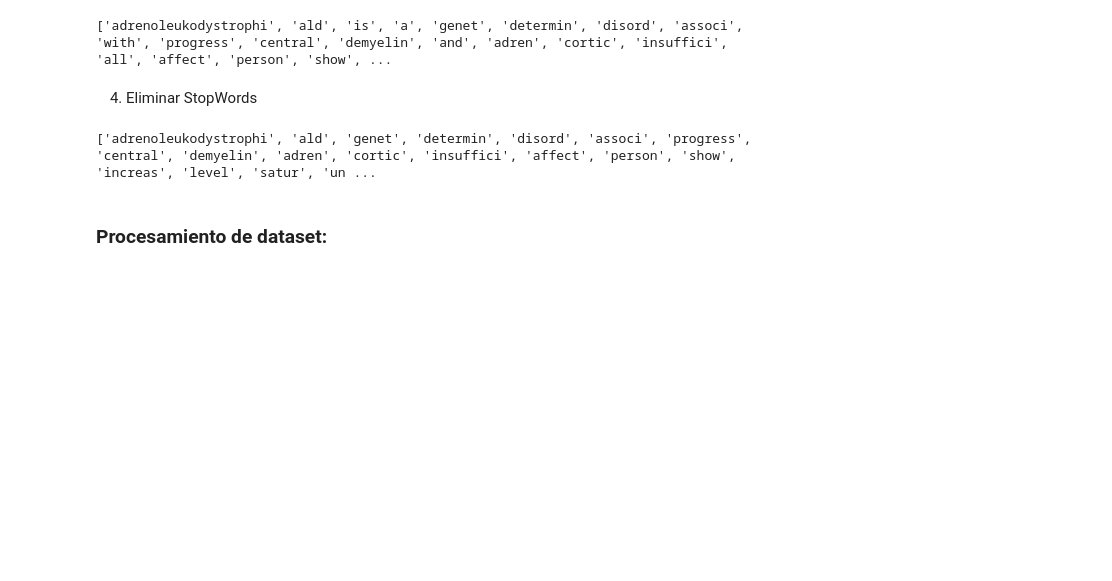
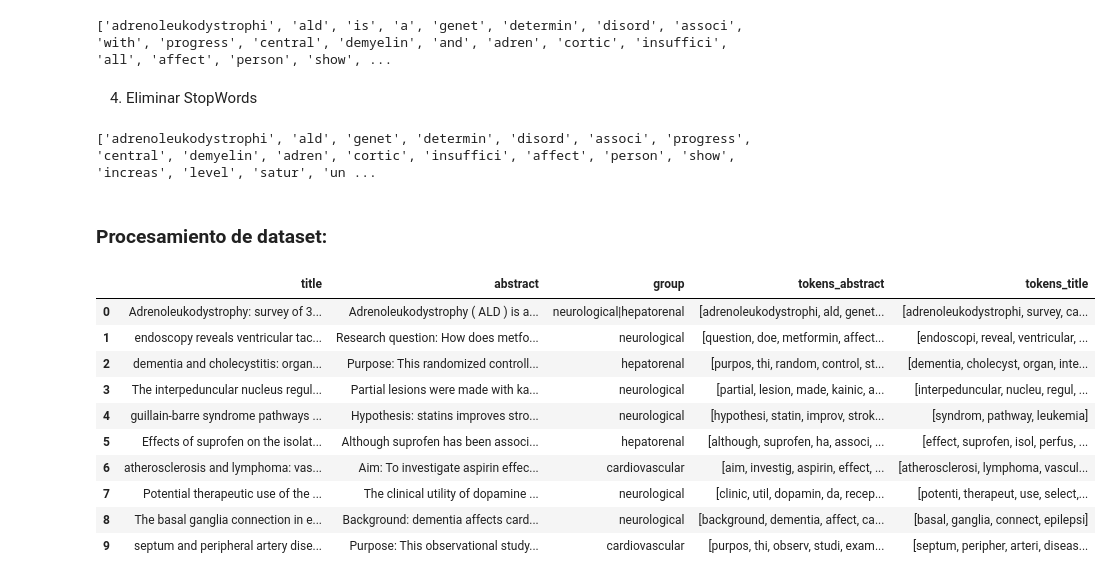
Before and after one commit to bryanMontoya/ChallengeTS, a Jupyter notebook: challenge.ipynb, the cells around one changed output. Cells and saved outputs as stored; diff of their text form; code cells hidden in the pictures; blank space fills up the shorter version.

```diff
--- a/challenge.ipynb
+++ b/challenge.ipynb
@@ -26,3 +31,5 @@ df.head(10)
+# %%
+ df = df.copy()
 # %% [markdown]
 ## Extracción de características con NLP
 # %% [markdown]
@@ -110,5 +120,28 @@ print(filtered_tokens)
 ['adrenoleukodystrophi', 'ald', 'genet', 'determin', 'disord', 'associ', 'progress', 'central', 'demyelin', 'adren', 'cortic', 'insuffici', 'affect', 'person', 'show', 'increas', 'level', 'satur', 'un ...
 # %% [markdown]
 ### Procesamiento de dataset:
-# %%
-df['tokens_abstract'] =
+# %%
+def preprocessNPL(text):
+    tokens = tokenize_text(text)
+    clean_tokens = clean_basic_tokens(tokens)
+    stemmed_tokens = stem_words(clean_tokens)
+    filtered_tokens = remove_stopwords(stemmed_tokens)
+    return filtered_tokens
+
+
+df['tokens_abstract'] = df['abstract'].apply(preprocessNPL)
+df['tokens_title'] = df['title'].apply(preprocessNPL)
+# %%
+df.head(10)
+# %% [output]
+|  | title | abstract | group | tokens_abstract | tokens_title |
+| 0 | Adrenoleukodystrophy: survey of 3... | Adrenoleukodystrophy ( ALD ) is a... | neurological|hepatorenal | [adrenoleukodystrophi, ald, genet... | [adrenoleukodystrophi, survey, ca... |
+| 1 | endoscopy reveals ventricular tac... | Research question: How does metfo... | neurological | [question, doe, metformin, affect... | [endoscopi, reveal, ventricular, ... |
+| 2 | dementia and cholecystitis: organ... | Purpose: This randomized controll... | hepatorenal | [purpos, thi, random, control, st... | [dementia, cholecyst, organ, inte... |
+| 3 | The interpeduncular nucleus regul... | Partial lesions were made with ka... | neurological | [partial, lesion, made, kainic, a... | [interpeduncular, nucleu, regul, ... |
+| 4 | guillain-barre syndrome pathways ... | Hypothesis: statins improves stro... | neurological | [hypothesi, statin, improv, strok... | [syndrom, pathway, leukemia] |
+| 5 | Effects of suprofen on the isolat... | Although suprofen has been associ... | hepatorenal | [although, suprofen, ha, associ, ... | [effect, suprofen, isol, perfus, ... |
+| 6 | atherosclerosis and lymphoma: vas... | Aim: To investigate aspirin effec... | cardiovascular | [aim, investig, aspirin, effect, ... | [atherosclerosi, lymphoma, vascul... |
+| 7 | Potential therapeutic use of the ... | The clinical utility of dopamine ... | neurological | [clinic, util, dopamin, da, recep... | [potenti, therapeut, use, select,... |
+| 8 | The basal ganglia connection in e... | Background: dementia affects card... | neurological | [background, dementia, affect, ca... | [basal, ganglia, connect, epilepsi] |
+| 9 | septum and peripheral artery dise... | Purpose: This observational study... | cardiovascular | [purpos, thi, observ, studi, exam... | [septum, peripher, arteri, diseas... |
```
Also changed, not shown: parts of 24 cells of this notebook.
